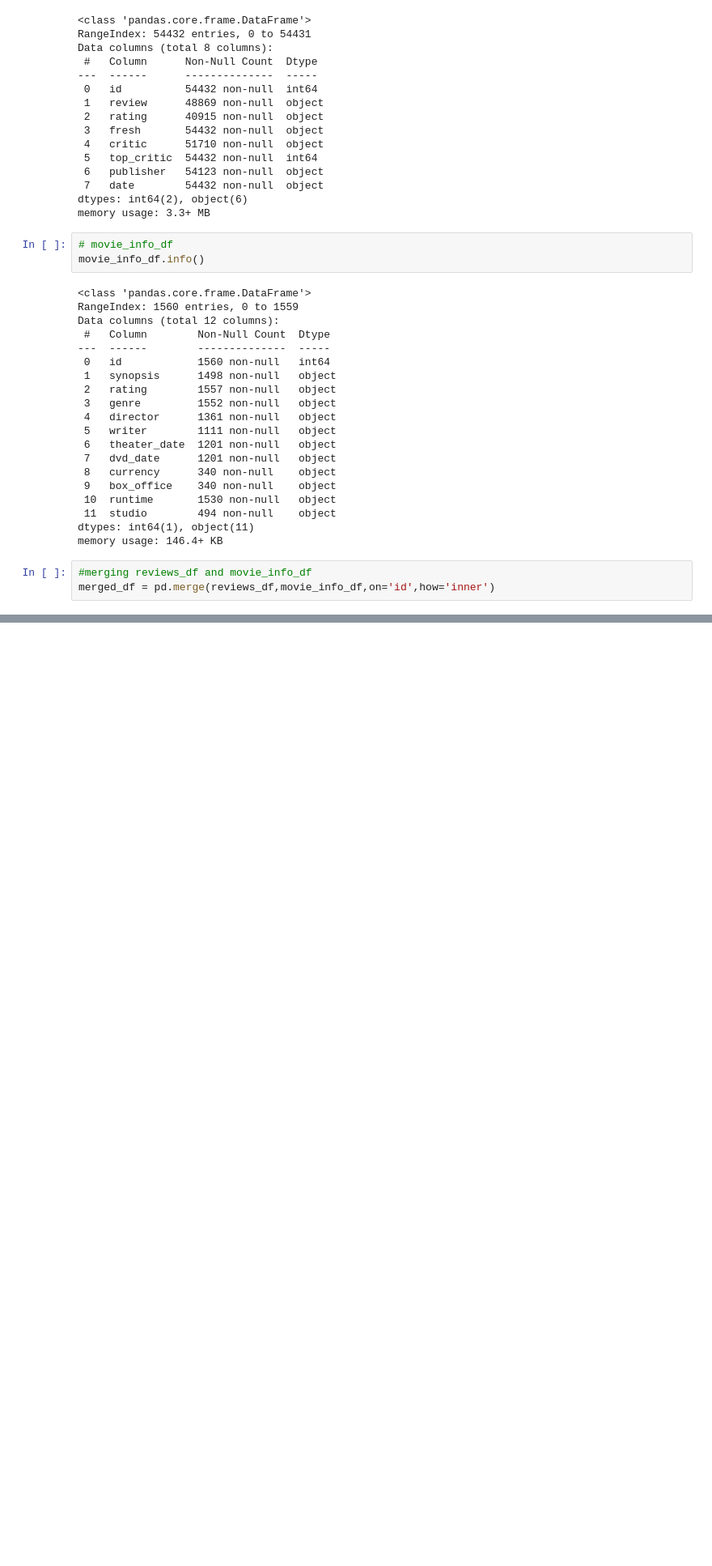
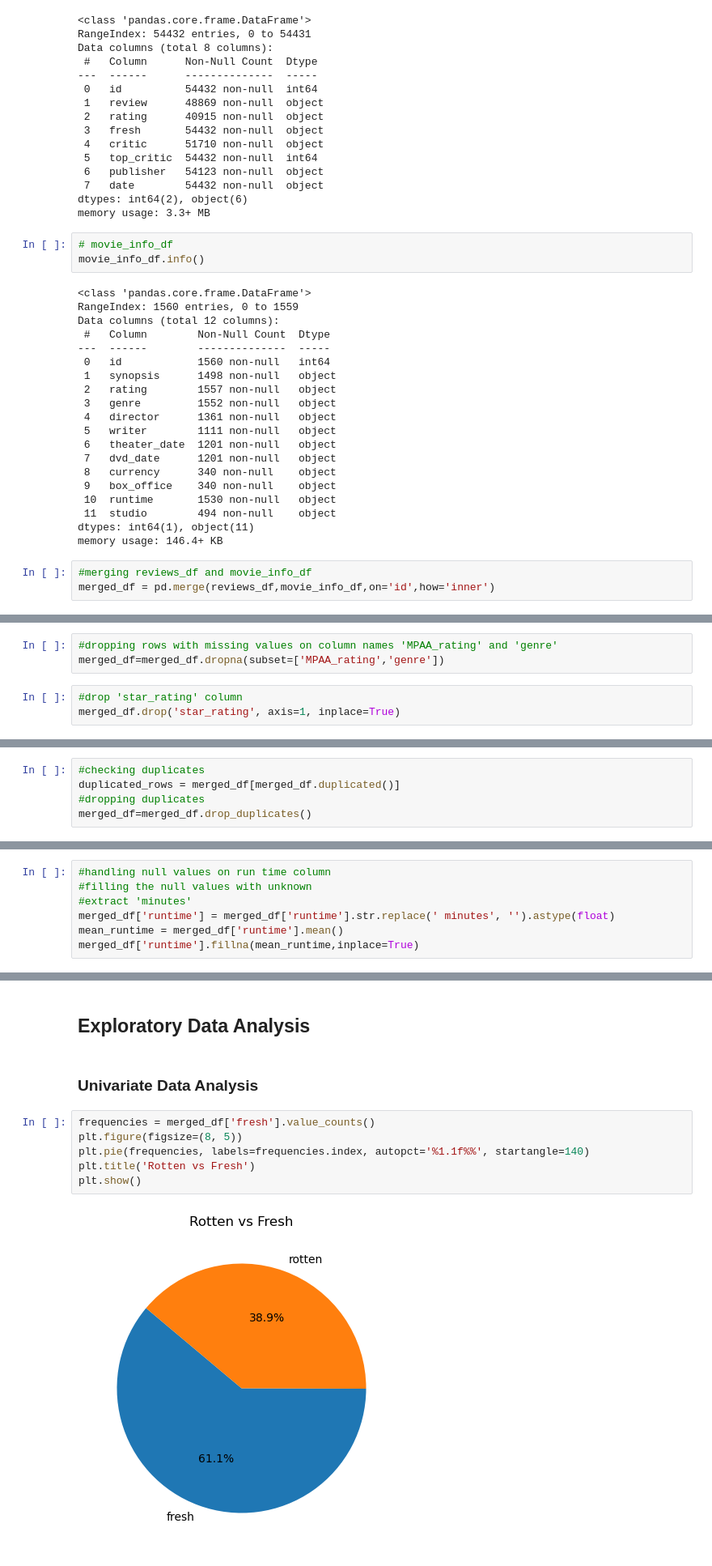
Before and after one commit to kev065/movie-studio-project, a Jupyter notebook: index.ipynb, the cells around one changed output, grey strips where cells are left out. Shown at 81% size. Drawn from its saved outputs; the diff is of its cells as text; blank space fills up the shorter version.

```diff
--- a/index.ipynb
+++ b/index.ipynb
@@ -279,0 +246,6 @@ def clean_currency(x):
+# %%
+#dropping rows with missing values on column names 'MPAA_rating' and 'genre'
+merged_df=merged_df.dropna(subset=['MPAA_rating','genre'])
+# %%
+#drop 'star_rating' column
+merged_df.drop('star_rating', axis=1, inplace=True)
@@ -279,0 +266,5 @@ def clean_currency(x):
+# %%
+#checking duplicates
+duplicated_rows = merged_df[merged_df.duplicated()]
+#dropping duplicates
+merged_df=merged_df.drop_duplicates()
@@ -279,0 +305,7 @@ def clean_currency(x):
+# %%
+#handling null values on run time column
+#filling the null values with unknown
+#extract 'minutes'
+merged_df['runtime'] = merged_df['runtime'].str.replace(' minutes', '').astype(float)
+mean_runtime = merged_df['runtime'].mean()
+merged_df['runtime'].fillna(mean_runtime,inplace=True)
@@ -279,0 +429,12 @@ def clean_currency(x):
+# %% [markdown]
+## Exploratory Data Analysis
+# %% [markdown]
+### Univariate Data Analysis
+# %%
+frequencies = merged_df['fresh'].value_counts()
+plt.figure(figsize=(8, 5))
+plt.pie(frequencies, labels=frequencies.index, autopct='%1.1f%%', startangle=140)
+plt.title('Rotten vs Fresh')
+plt.show()
+# %% [output]
+[figure, added]
```
Also changed, not shown: parts of 30 cells of this notebook.
